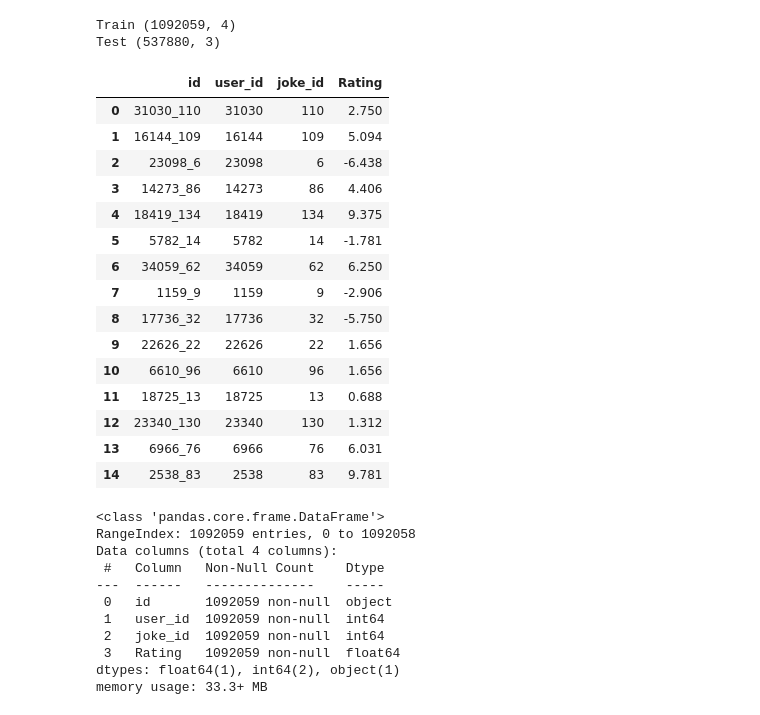
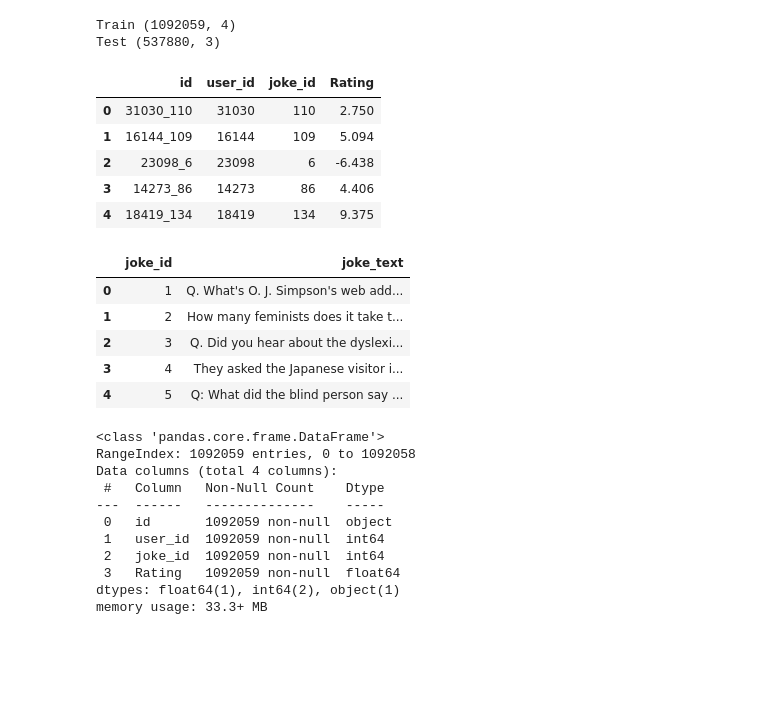
Before and after one commit to houstonsantos/joke_rating, a Jupyter notebook: joke_rating-v2.ipynb, the cells around one changed output. Saved outputs shown, nothing was run; the diff lists cells and outputs as text; code cells hidden in the pictures; blank space fills up the shorter version.

```diff
--- a/joke_rating-v2.ipynb
+++ b/joke_rating-v2.ipynb
@@ -33,21 +27,20 @@ print("Test " + str(test.shape))
 Train (1092059, 4)
 Test (537880, 3)
 # %%
-train.head(15)
+train.head()
 # %% [output]
 |  | id | user_id | joke_id | Rating |
 | 0 | 31030_110 | 31030 | 110 | 2.750 |
 | 1 | 16144_109 | 16144 | 109 | 5.094 |
 | 2 | 23098_6 | 23098 | 6 | -6.438 |
 | 3 | 14273_86 | 14273 | 86 | 4.406 |
 | 4 | 18419_134 | 18419 | 134 | 9.375 |
-| 5 | 5782_14 | 5782 | 14 | -1.781 |
-| 6 | 34059_62 | 34059 | 62 | 6.250 |
-| 7 | 1159_9 | 1159 | 9 | -2.906 |
-| 8 | 17736_32 | 17736 | 32 | -5.750 |
-| 9 | 22626_22 | 22626 | 22 | 1.656 |
-| 10 | 6610_96 | 6610 | 96 | 1.656 |
-| 11 | 18725_13 | 18725 | 13 | 0.688 |
-| 12 | 23340_130 | 23340 | 130 | 1.312 |
-| 13 | 6966_76 | 6966 | 76 | 6.031 |
-| 14 | 2538_83 | 2538 | 83 | 9.781 |
+# %%
+jokes.head()
+# %% [output]
+|  | joke_id | joke_text |
+| 0 | 1 | Q. What's O. J. Simpson's web add... |
+| 1 | 2 | How many feminists does it take t... |
+| 2 | 3 | Q. Did you hear about the dyslexi... |
+| 3 | 4 | They asked the Japanese visitor i... |
+| 4 | 5 | Q: What did the blind person say ... |
```
Also changed, not shown: parts of 18 cells of this notebook, 2 other files.
